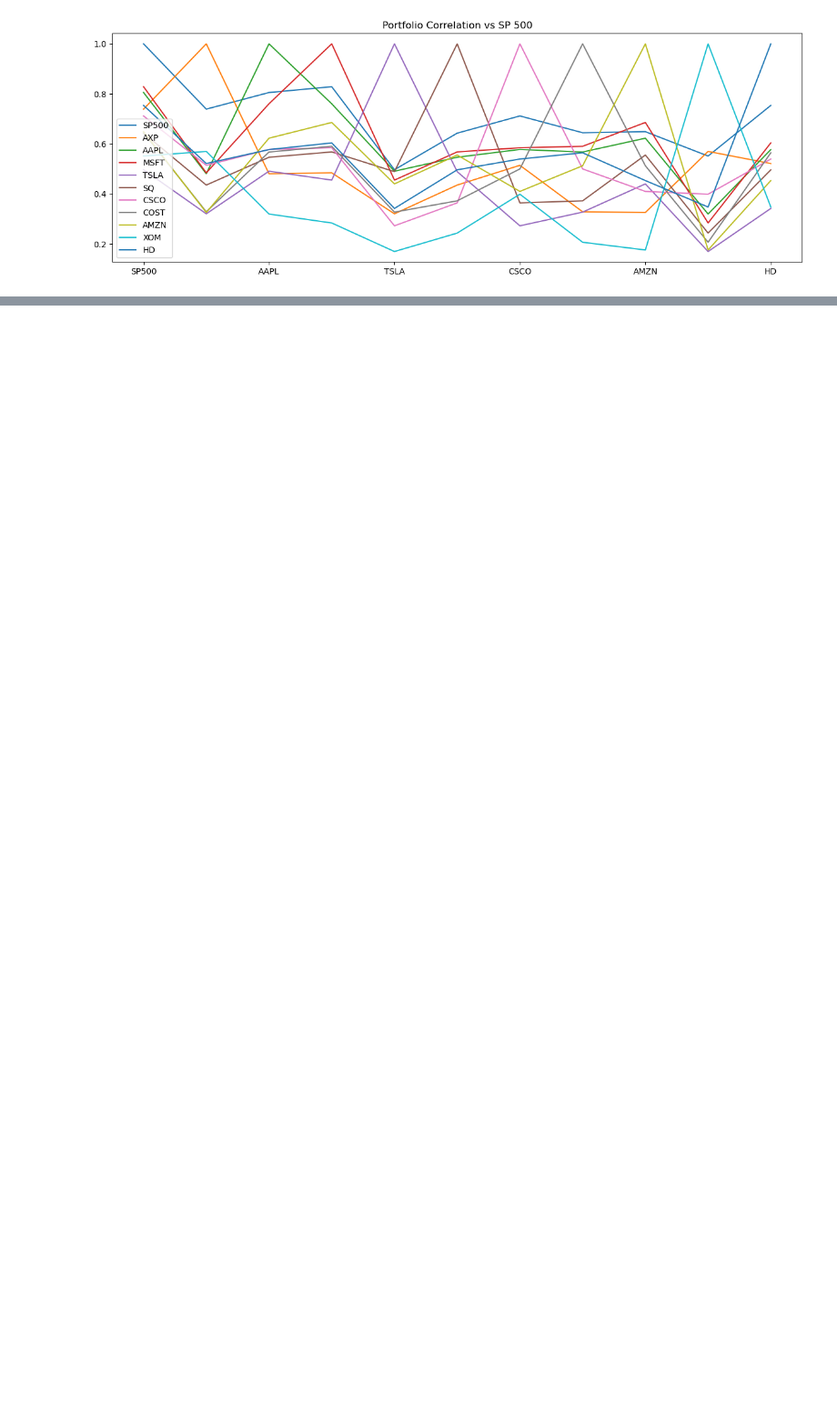
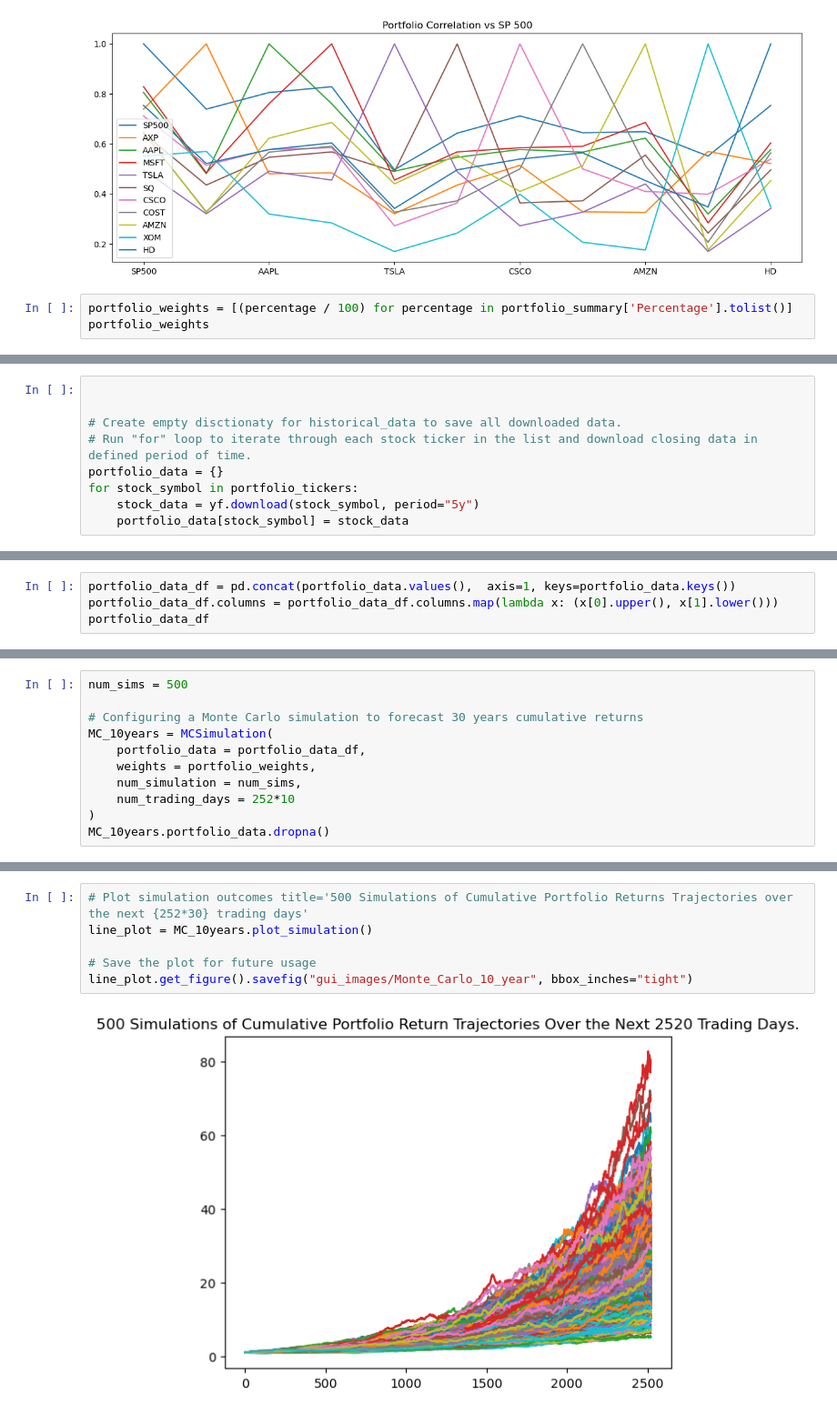
Before and after one commit to kerimux/InvestInspect, a Jupyter notebook: Portfoliotracker.ipynb, the cells around one changed output, grey strips where cells are left out. Shown at 91% size. Saved outputs shown, nothing was run; the diff lists cells and outputs as text; blank space fills up the shorter version.

Commit message:
Added Monte CarloSimulation

```diff
--- a/Portfoliotracker.ipynb
+++ b/Portfoliotracker.ipynb
@@ -380,3 +376,6 @@ plt.savefig('gui_images/portfolio_correlation.png')
 # %% [output]
 [figure]
 [figure]
+# %%
+portfolio_weights = [(percentage / 100) for percentage in portfolio_summary['Percentage'].tolist()]
+portfolio_weights
@@ -382,0 +397,9 @@ plt.savefig('gui_images/portfolio_correlation.png')
+# %%
+
+
+# Create empty disctionaty for historical_data to save all downloaded data.
+# Run "for" loop to iterate through each stock ticker in the list and download closing data in defined period of time.
+portfolio_data = {}
+for stock_symbol in portfolio_tickers:
+    stock_data = yf.download(stock_symbol, period="5y")
+    portfolio_data[stock_symbol] = stock_data
@@ -382,0 +417,4 @@ plt.savefig('gui_images/portfolio_correlation.png')
+# %%
+portfolio_data_df = pd.concat(portfolio_data.values(),  axis=1, keys=portfolio_data.keys())
+portfolio_data_df.columns = portfolio_data_df.columns.map(lambda x: (x[0].upper(), x[1].lower()))
+portfolio_data_df
@@ -382,0 +437,11 @@ plt.savefig('gui_images/portfolio_correlation.png')
+# %%
+num_sims = 500
+
+# Configuring a Monte Carlo simulation to forecast 30 years cumulative returns
+MC_10years = MCSimulation(
+    portfolio_data = portfolio_data_df,
+    weights = portfolio_weights,
+    num_simulation = num_sims,
+    num_trading_days = 252*10
+)
+MC_10years.portfolio_data.dropna()
@@ -382,0 +497,8 @@ plt.savefig('gui_images/portfolio_correlation.png')
+# %%
+# Plot simulation outcomes title='500 Simulations of Cumulative Portfolio Returns Trajectories over the next {252*30} trading days'
+line_plot = MC_10years.plot_simulation()
+
+# Save the plot for future usage
+line_plot.get_figure().savefig("gui_images/Monte_Carlo_10_year", bbox_inches="tight")
+# %% [output]
+[figure, added]
```
Also changed, not shown: parts of 14 cells of this notebook.
